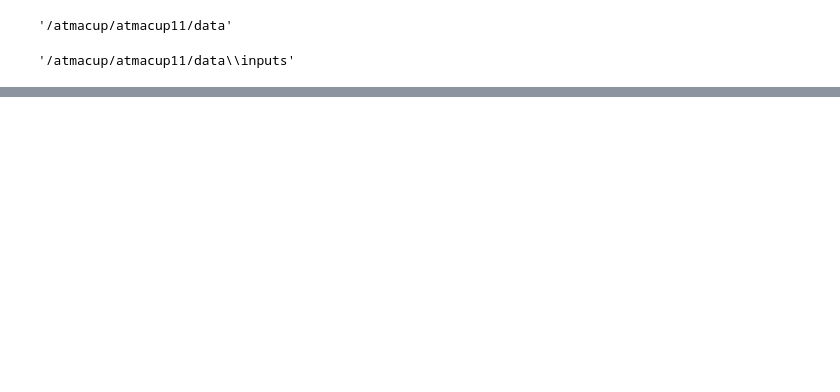
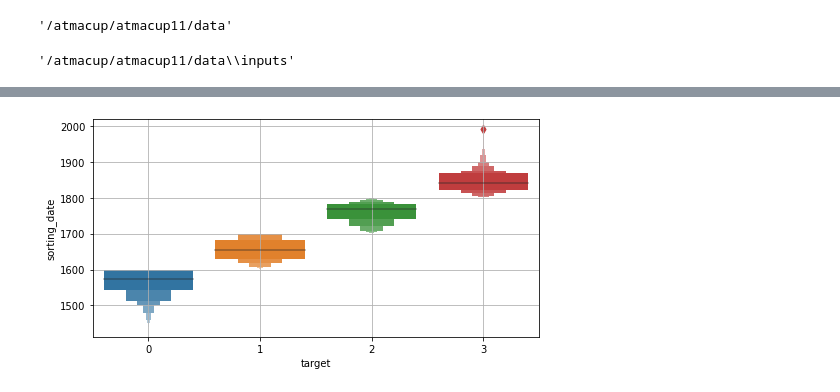
Before and after one commit to zaxirolls/learn, a Jupyter notebook: atmacup/atmacup11/atmacup11.ipynb, the cells around one changed output, grey strips where cells are left out. Cells and saved outputs as stored; diff of their text form; code cells hidden in the pictures; blank space fills up the shorter version.

```diff
--- a/atmacup/atmacup11/atmacup11.ipynb
+++ b/atmacup/atmacup11/atmacup11.ipynb
@@ -86,0 +153,6 @@ FileNotFoundError: [Errno 2] File /atmacup/atmacup11/data\inputs\train.csv does
+# %%
+fig,ax=plt.subplots(figsize=(8,4))
+sns.boxenplot(data=train_df,x='target',y='sorting_date',ax=ax)
+ax.grid()
+# %% [output]
+[figure, added]
```
Also changed, not shown: parts of 20 cells of this notebook.
